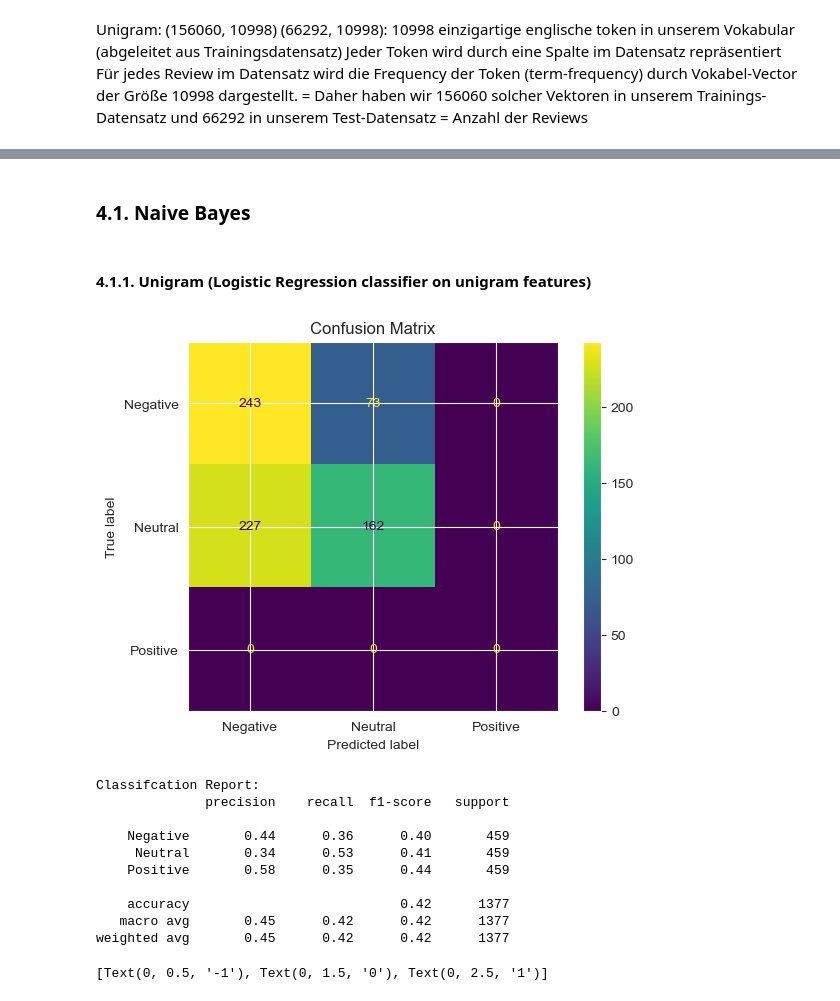
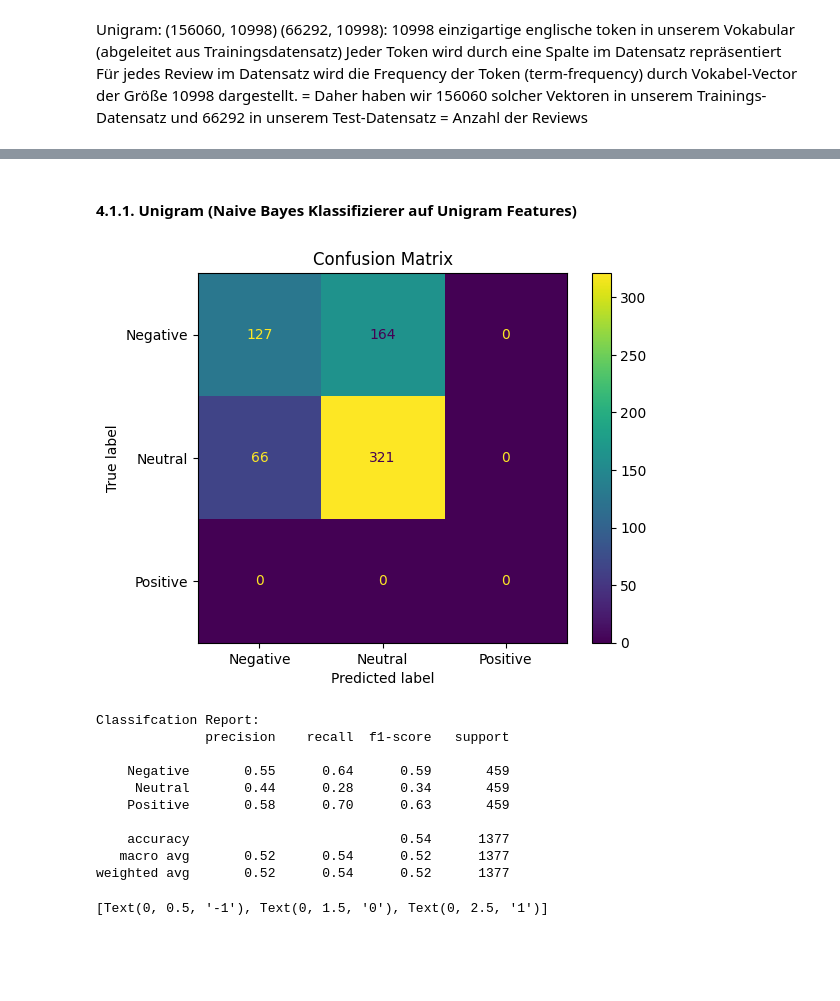
Before and after one commit to nklsKrmnn/LSC_Sentiment_Analysis, a Jupyter notebook: Project_BoW.ipynb, the cells around one changed output, grey strips where cells are left out. Cells and saved outputs as stored; diff of their text form; code cells hidden in the pictures; blank space fills up the shorter version.

```diff
--- a/Project_BoW.ipynb
+++ b/Project_BoW.ipynb
@@ -48,12 +67,12 @@ import nltk
 import re
 
 
-# Für Sentimentanalyse zählen nur Wörter
+# Nur Buchstaben behalten. Alle anderen Zeichen rauslöschen
 def keep_only_letters(text):
     text=re.sub(r'[^a-zA-Z\s]','',text)
     return text
 
-# Groß- und Kleinschreibung egal
+# alle Buchstaben auf Kleinschreibung ändern
 def convert_to_lowercase(text):
     return text.lower()
 
@@ -68,7 +87,7 @@ english_stop_words = nltk.corpus.stopwords.words('english')
 print(len(english_stop_words))
 print (english_stop_words[:20])
 
-# Stop Words removal
+# Stop Words entfernen
 def remove_stop_words(text):
     for stopword in english_stop_words:
         stopword = ' ' + stopword + ' '
@@ -76,7 +95,7 @@ def remove_stop_words(text):
     return text
 
 
-# Stemming
+# Stemming mit Porter-Stemmer-Algorithmus
 def text_stemming(text):
     stemmer = nltk.porter.PorterStemmer()
     stemmed = ' '.join([stemmer.stem(token) for token in text.split()])
@@ -86,17 +105,13 @@ def text_stemming(text):
 
 
 train_set['Phrase'] = train_set['Phrase'].apply(clean_reviews)
-# test_set['Phrase'] = test_set['Phrase'].apply(clean_reviews)
+test_set['Phrase'] = test_set['Phrase'].apply(clean_reviews)
 
 train_set['Phrase'] = train_set['Phrase'].apply(remove_stop_words)
-# test_set['Phrase'] = test_set['Phrase'].apply(remove_stop_words)
+test_set['Phrase'] = test_set['Phrase'].apply(remove_stop_words)
 
 train_set['Phrase'] = train_set['Phrase'].apply(text_stemming)
-#test_set['Phrase'] = test_set['Phrase'].apply(text_stemming)
-
-#train_set.head(10)
-#train_set.shape
-#test_set.shape
+test_set['Phrase'] = test_set['Phrase'].apply(text_stemming)
 # %% [output]
 179
 ['i', 'me', 'my', 'myself', 'we', 'our', 'ours', 'ourselves', 'you', "you're", "you've", "you'll", "you'd", 'your', 'yours', 'yourself', 'yourselves', 'he', 'him', 'his']
@@ -155,31 +206,25 @@ test_labels = test_set['Sentiment']
 # %% [markdown]
-### 4.1.  Naive Bayes
+#### 4.1.1. Unigram (Naive Bayes Klassifizierer auf Unigram Features)
-# %% [markdown]
-#### 4.1.1. Unigram (Logistic Regression classifier on unigram features)
 # %%
 from sklearn.naive_bayes import MultinomialNB
-
-vectorizer_uni = sklearn.feature_extraction.text.CountVectorizer(binary=False,ngram_range=(1,1))
-uni_features_train = vectorizer_uni.fit_transform(train_set['Phrase'])
-uni_features_test = vectorizer_uni.transform(test_set['Phrase'])
 
 uni_nb = MultinomialNB()
 uni_nb.fit(uni_features_train, train_labels)
 
 predictions = uni_nb.predict(uni_features_test)
 
 acc = test_statistics(predictions, test_labels)
 
 #print(sklearn.metrics.classification_report(test_labels, predictions, target_names=['-1','0','1']))
 # %% [output]
-[figure, old version]
+[figure, new version]
 Classifcation Report:
               precision    recall  f1-score   support
 
-    Negative       0.44      0.36      0.40       459
-     Neutral       0.34      0.53      0.41       459
-    Positive       0.58      0.35      0.44       459
+    Negative       0.55      0.64      0.59       459
+     Neutral       0.44      0.28      0.34       459
+    Positive       0.58      0.70      0.63       459
 
-    accuracy                           0.42      1377
-   macro avg       0.45      0.42      0.42      1377
-weighted avg       0.45      0.42      0.42      1377
+    accuracy                           0.54      1377
+   macro avg       0.52      0.54      0.52      1377
+weighted avg       0.52      0.54      0.52      1377
```
Also changed, not shown: parts of 14 cells of this notebook.
